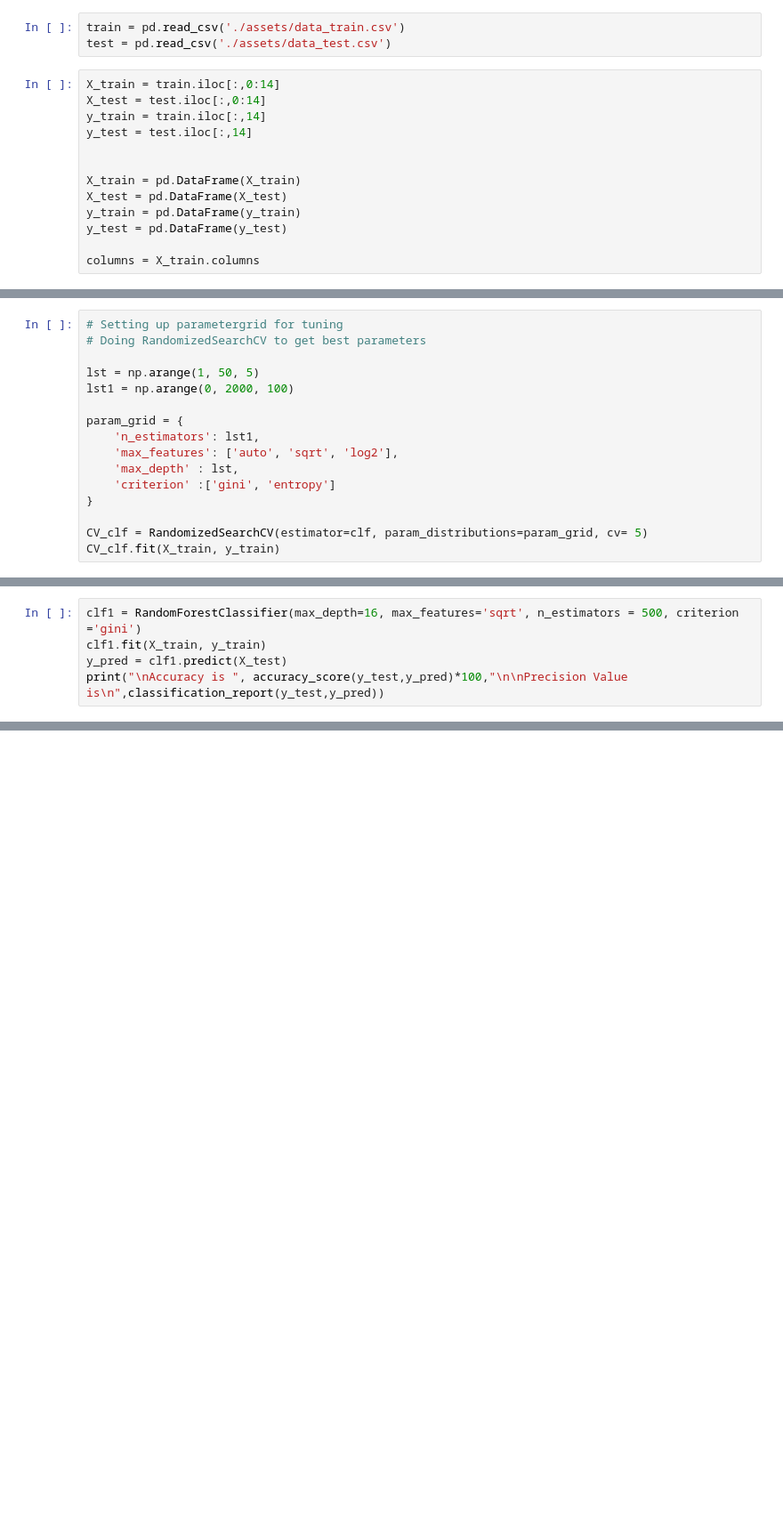
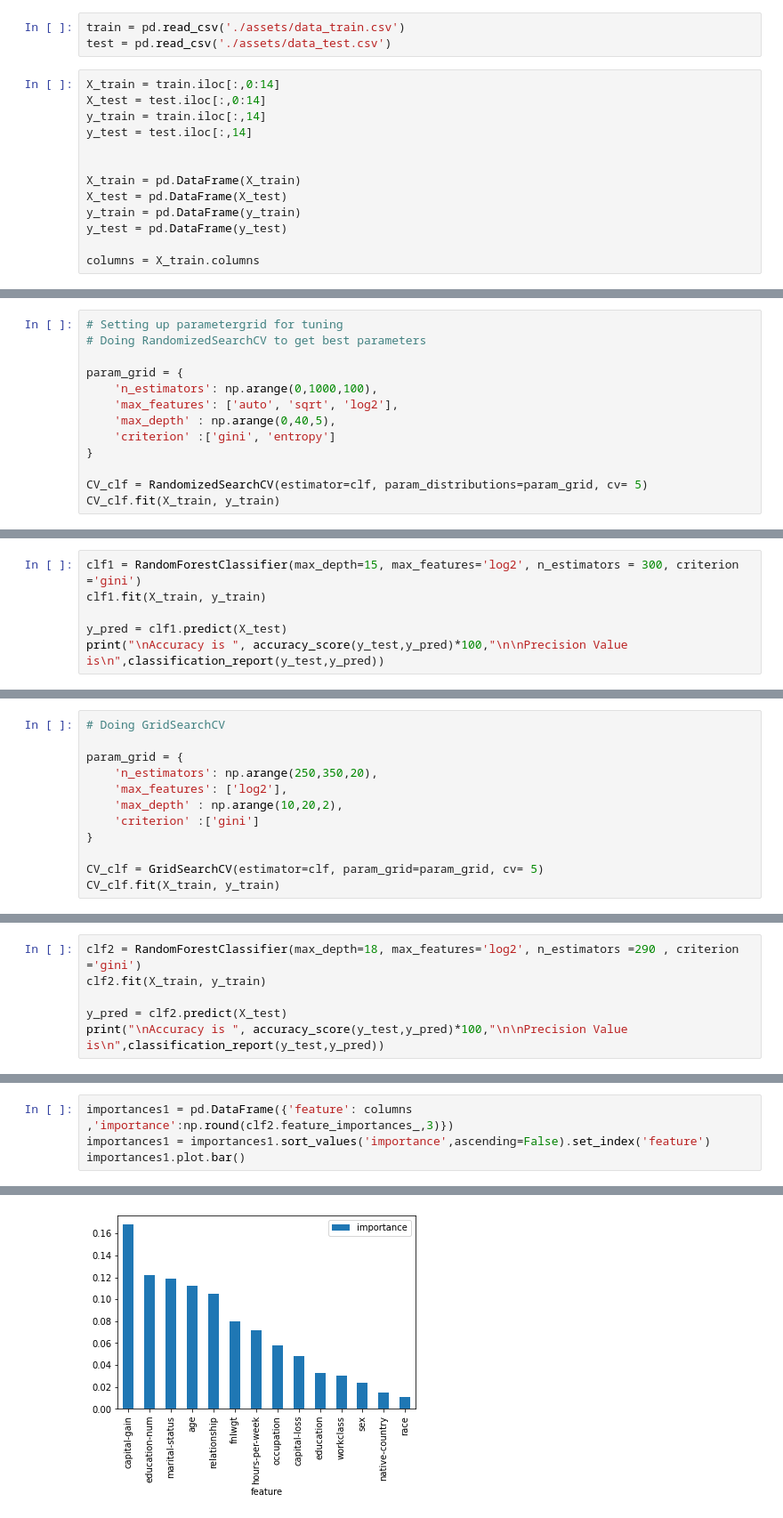
Before and after one commit to kustex/model_evaluation_challenge_us_income, a Jupyter notebook: model_evaluation_us_income.ipynb, the cells around one changed output, grey strips where cells are left out. Shown at 89% size. Drawn from its saved outputs; the diff is of its cells as text; blank space fills up the shorter version.

```diff
--- a/model_evaluation_us_income.ipynb
+++ b/model_evaluation_us_income.ipynb
@@ -57,13 +58,10 @@ weighted avg       0.85      0.85      0.85     16281
 # Setting up parametergrid for tuning
 # Doing RandomizedSearchCV to get best parameters
 
-lst = np.arange(1, 50, 5)
-lst1 = np.arange(0, 2000, 100)
-
 param_grid = {
-    'n_estimators': lst1,
+    'n_estimators': np.arange(0,1000,100),
     'max_features': ['auto', 'sqrt', 'log2'],
-    'max_depth' : lst,
+    'max_depth' : np.arange(0,40,5),
     'criterion' :['gini', 'entropy']
 }
 
@@ -98,5 +116,6 @@ plt.title('clf Performance Comparison')
 # %%
-clf1 = RandomForestClassifier(max_depth=16, max_features='sqrt', n_estimators = 500, criterion ='gini')
+clf1 = RandomForestClassifier(max_depth=15, max_features='log2', n_estimators = 300, criterion ='gini')
 clf1.fit(X_train, y_train)
+
 y_pred = clf1.predict(X_test)
 print("\nAccuracy is ", accuracy_score(y_test,y_pred)*100,"\n\nPrecision Value is\n",classification_report(y_test,y_pred))
@@ -136,0 +141,12 @@ print(best_params)
+# %%
+# Doing GridSearchCV
+
+param_grid = {
+    'n_estimators': np.arange(250,350,20),
+    'max_features': ['log2'],
+    'max_depth' : np.arange(10,20,2),
+    'criterion' :['gini']
+}
+
+CV_clf = GridSearchCV(estimator=clf, param_grid=param_grid, cv= 5)
+CV_clf.fit(X_train, y_train)
@@ -136,0 +166,6 @@ print(best_params)
+# %%
+clf2 = RandomForestClassifier(max_depth=18, max_features='log2', n_estimators =290 , criterion ='gini')
+clf2.fit(X_train, y_train)
+
+y_pred = clf2.predict(X_test)
+print("\nAccuracy is ", accuracy_score(y_test,y_pred)*100,"\n\nPrecision Value is\n",classification_report(y_test,y_pred))
@@ -136,0 +184,5 @@ print(best_params)
+# %%
+importances1 = pd.DataFrame({'feature': columns ,'importance':np.round(clf2.feature_importances_,3)})
+importances1 = importances1.sort_values('importance',ascending=False).set_index('feature')
+importances1.plot.bar()
+# %% [output]
@@ -136,0 +190 @@ print(best_params)
+[figure, added]
```
Also changed, not shown: parts of 15 cells of this notebook.
